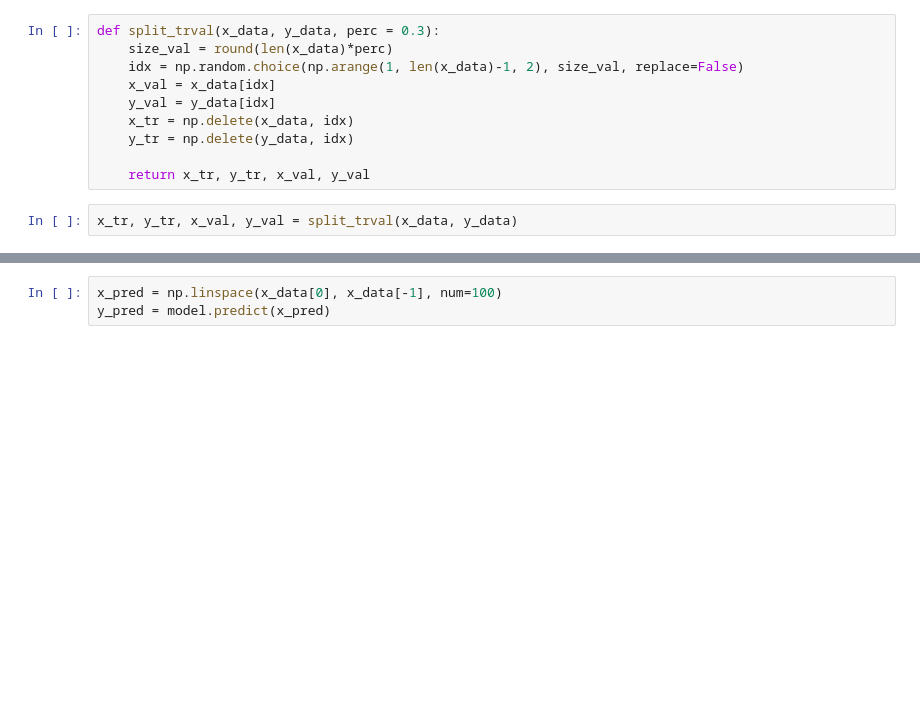
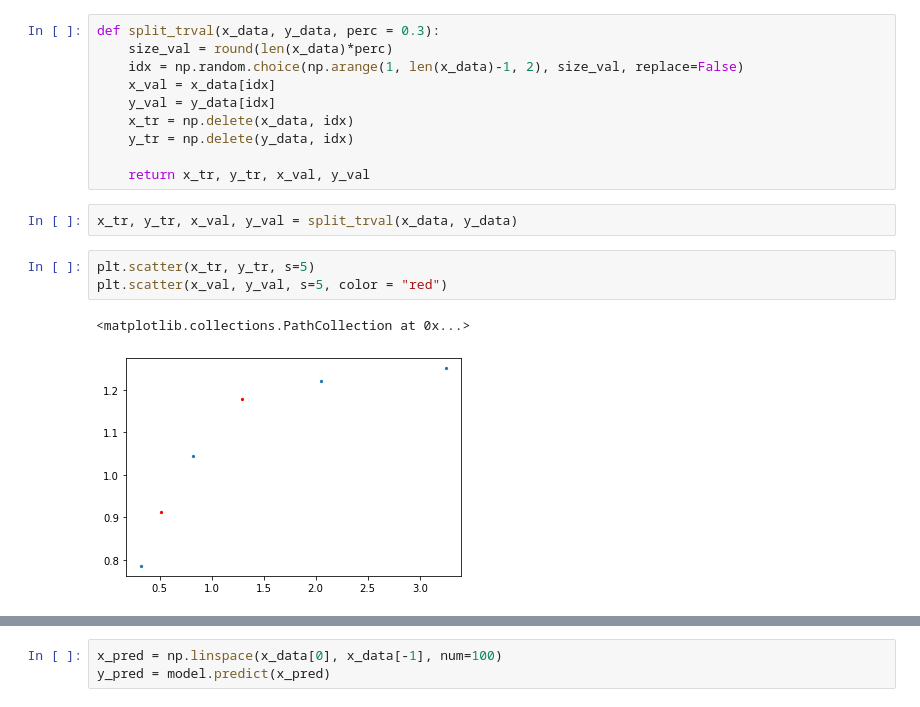
Before and after one commit to nusch-22/NNstructurefunction, a Jupyter notebook: regression-ordered.ipynb, the cells around one changed output, grey strips where cells are left out. Cells and saved outputs as stored; diff of their text form; blank space fills up the shorter version.

```diff
--- a/regression-ordered.ipynb
+++ b/regression-ordered.ipynb
@@ -39,6 +34,12 @@ def split_trval(x_data, y_data, perc = 0.3):
     return x_tr, y_tr, x_val, y_val
 # %%
 x_tr, y_tr, x_val, y_val = split_trval(x_data, y_data)
+# %%
+plt.scatter(x_tr, y_tr, s=5)
+plt.scatter(x_val, y_val, s=5, color = "red")
+# %% [output]
+<matplotlib.collections.PathCollection at 0x...>
+[figure]
 # %%
 # Create the NN model
 model = Sequential()
```
Also changed, not shown: parts of 6 cells of this notebook.
